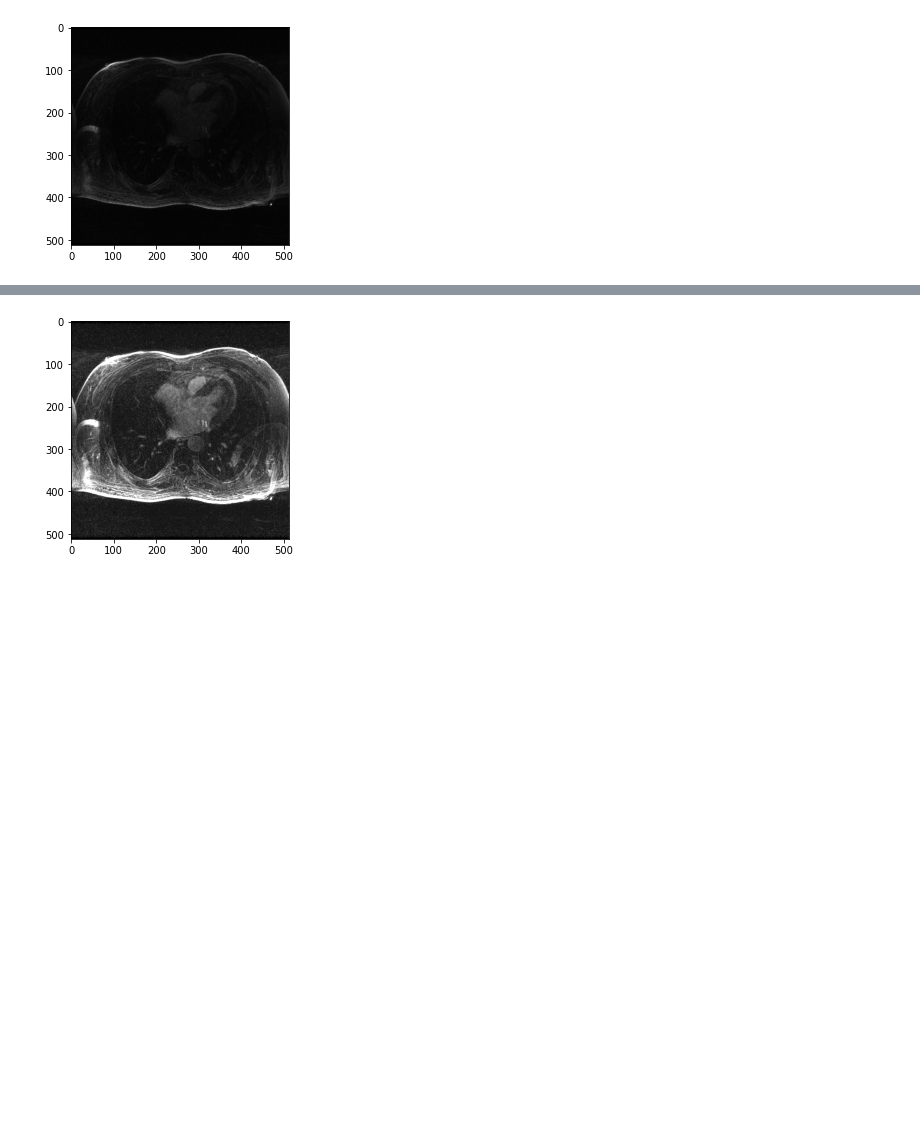
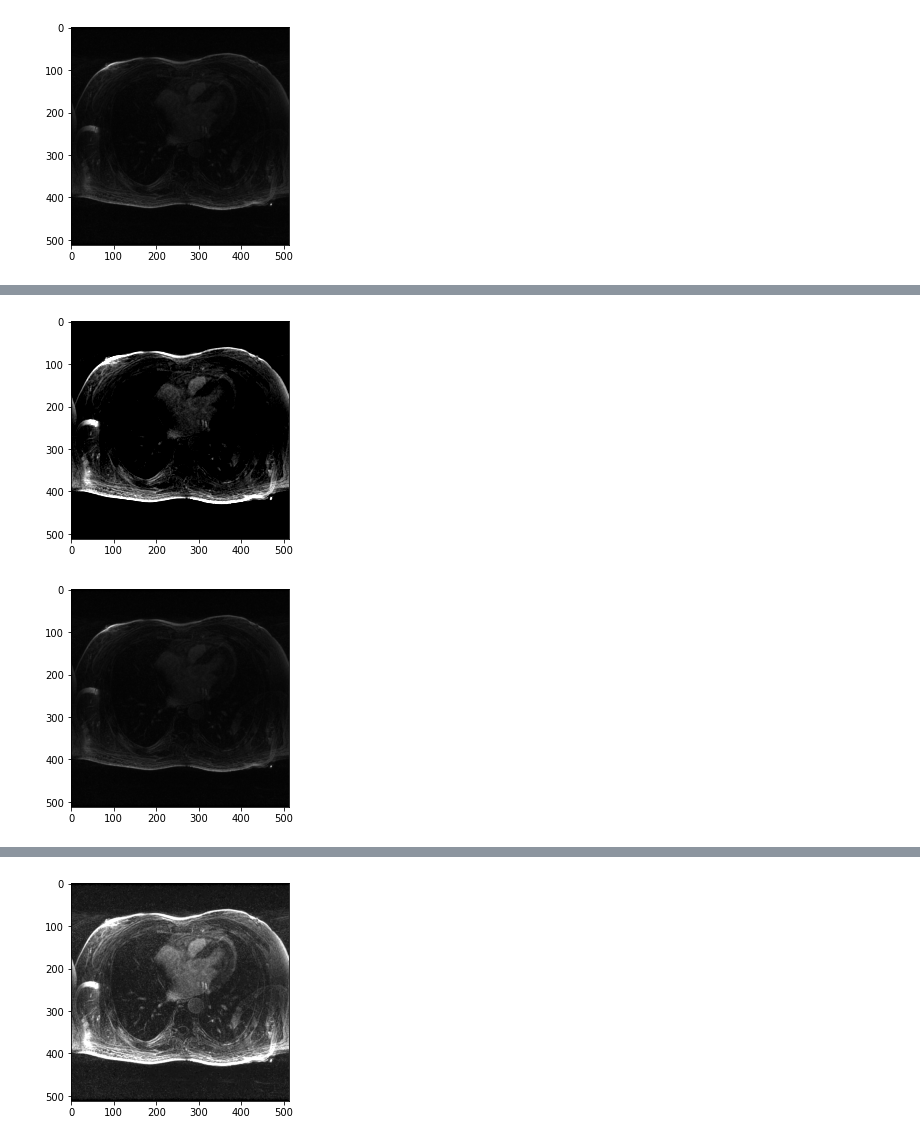
Before and after one commit to DavidLegarreSaavedra1/Deep-learning-methods-for-MRI-coil-channel-optimization, a Jupyter notebook: ROVir/scan.ipynb, the cells around one changed output, grey strips where cells are left out. Saved outputs shown, nothing was run; the diff lists cells and outputs as text; code cells hidden in the pictures; blank space fills up the shorter version.

```diff
--- a/ROVir/scan.ipynb
+++ b/ROVir/scan.ipynb
@@ -54,0 +70,8 @@ img_sc = window_image(prev_img, 100, 1500)
+# %%
+plt.imshow(test2, cmap='gray', vmin=0.0, vmax=4.0)
+plt.show()
+plt.imshow(test2,cmap='gray')
+plt.show()
+# %% [output]
+[figure, added]
+[figure, added]
```
Also changed, not shown: parts of 17 cells of this notebook, 2 other files.
